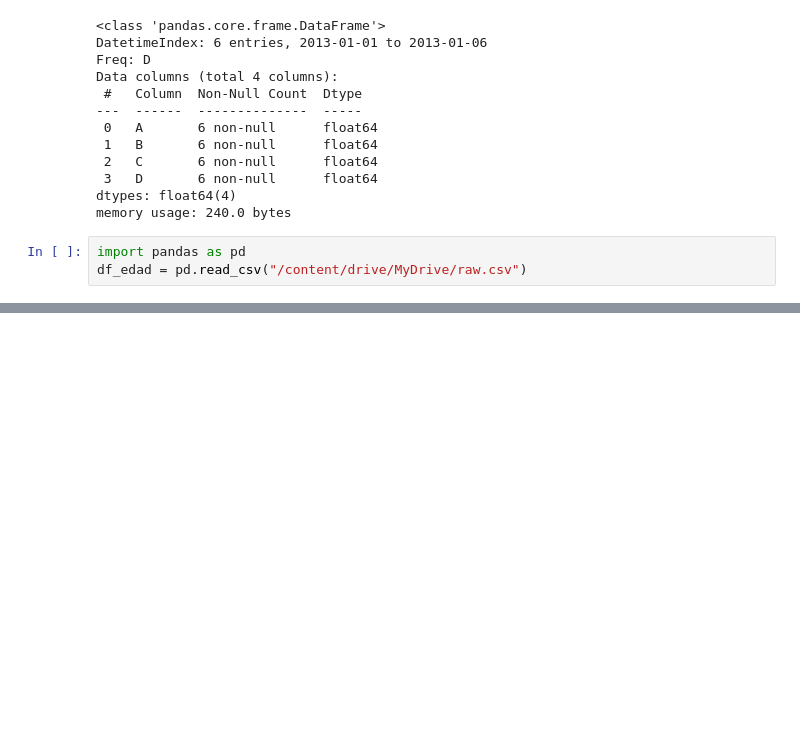
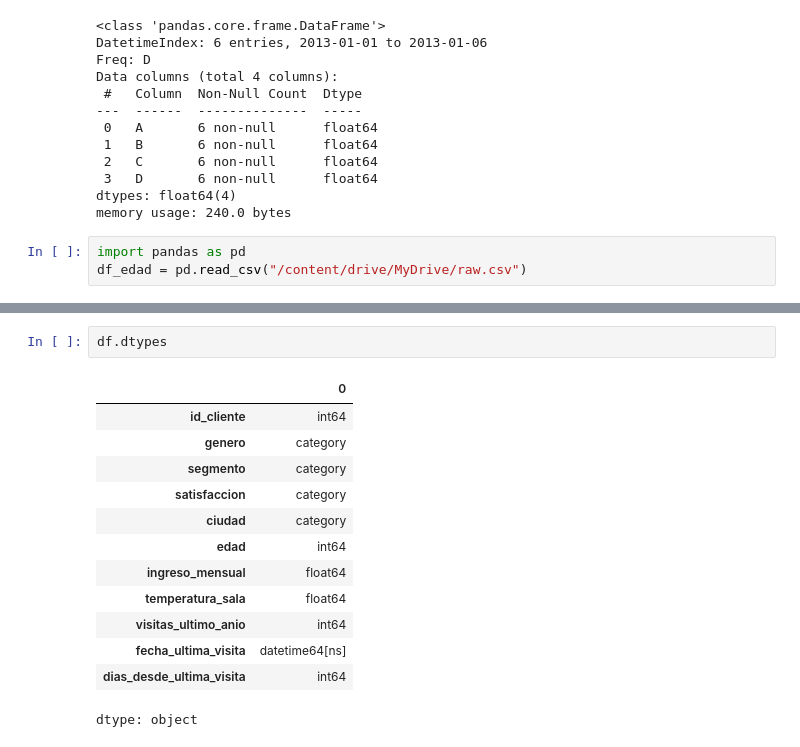
Before and after one commit to daf01-web/Mineria-de-Datos, a Jupyter notebook: Minería_de_Datos.ipynb, the cells around one changed output, grey strips where cells are left out. Saved outputs shown, nothing was run; the diff lists cells and outputs as text; blank space fills up the shorter version.

```diff
--- a/Minería_de_Datos.ipynb
+++ b/Minería_de_Datos.ipynb
@@ -643,0 +694,16 @@ df_edad = pd.read_csv("/content/drive/MyDrive/raw.csv")
+# %%
+df.dtypes
+# %% [output]
+|  | 0 |
+| id_cliente | int64 |
+| genero | category |
+| segmento | category |
+| satisfaccion | category |
+| ciudad | category |
+| edad | int64 |
+| ingreso_mensual | float64 |
+| temperatura_sala | float64 |
+| visitas_ultimo_anio | int64 |
+| fecha_ultima_visita | datetime64[ns] |
+| dias_desde_ultima_visita | int64 |
+dtype: object
```
Also changed, not shown: parts of 8 cells of this notebook.
